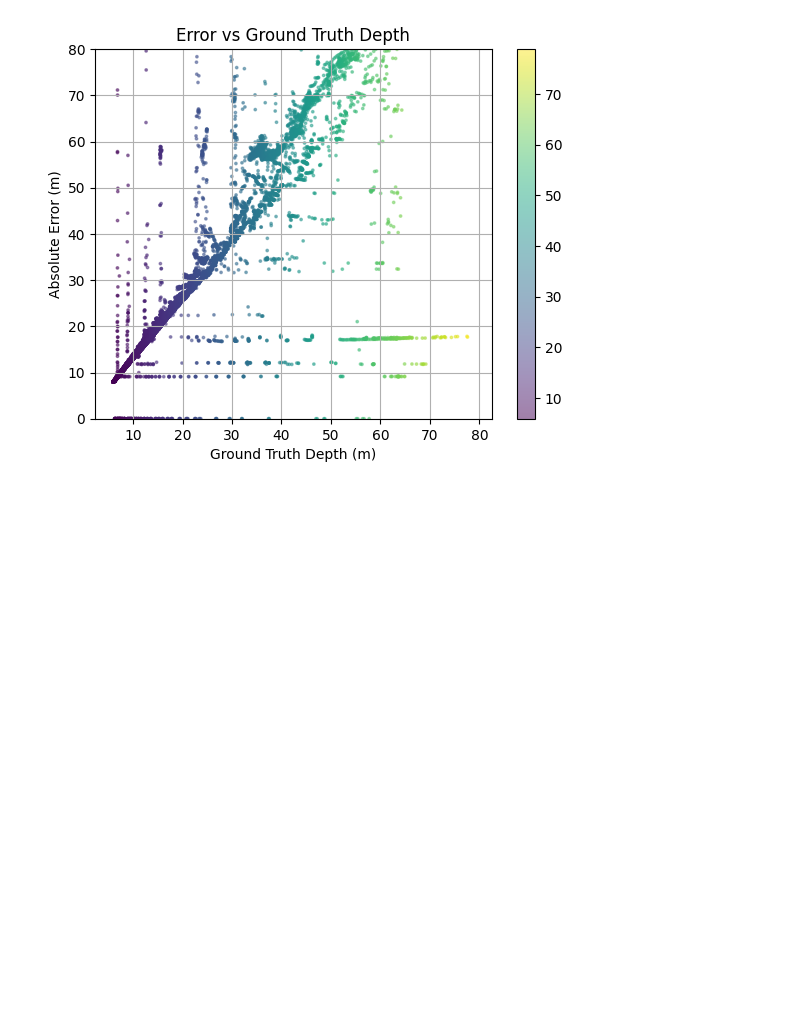
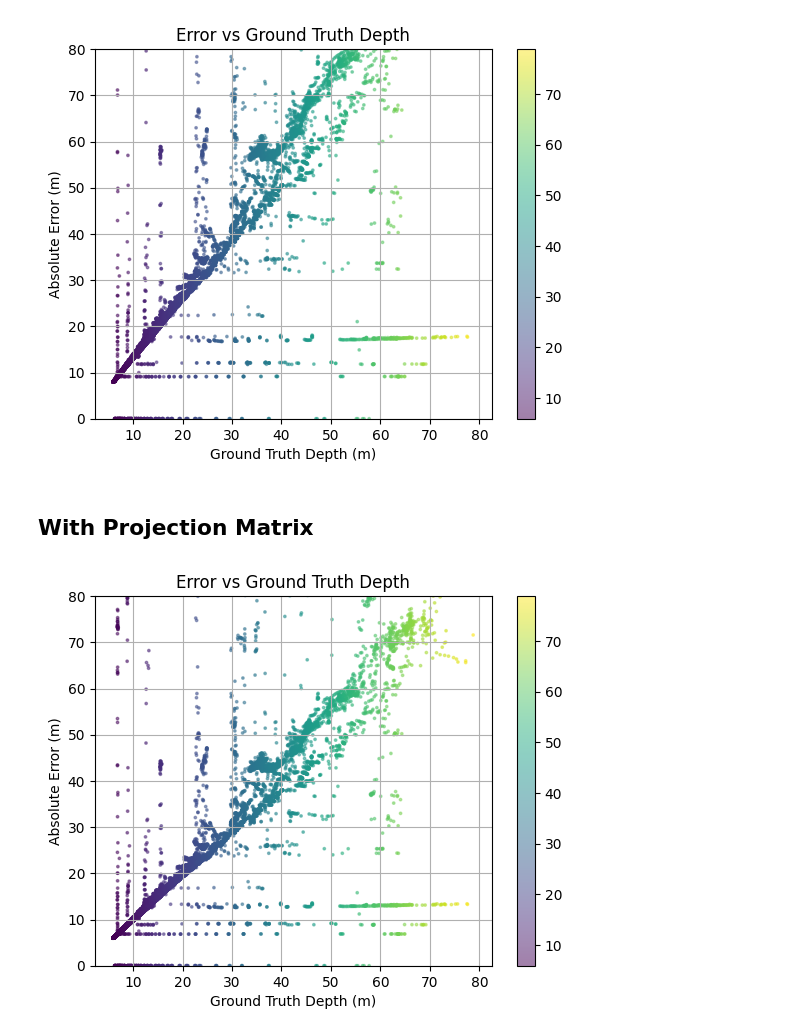
Before and after one commit to adityat4aa/Thesis, a Jupyter notebook: Fuse_Camera_Lidar/Testing/fuse_lidar_camera - Kopie.ipynb, the cells around one changed output. Saved outputs shown, nothing was run; the diff lists cells and outputs as text; code cells hidden in the pictures; blank space fills up the shorter version.

```diff
--- a/Fuse_Camera_Lidar/Testing/fuse_lidar_camera - Kopie.ipynb
+++ b/Fuse_Camera_Lidar/Testing/fuse_lidar_camera - Kopie.ipynb
@@ -208,3 +211,18 @@ plt.grid(True)
 plt.show()
 # %% [output]
 [figure]
+# %% [markdown]
+## With Projection Matrix
+# %%
+import matplotlib.pyplot as plt
+
+plt.scatter(gt_depths, predicted_depths, s=3, alpha=0.5,c = gt_depths)
+plt.xlabel("Ground Truth Depth (m)")
+plt.ylabel("Absolute Error (m)")
+plt.title("Error vs Ground Truth Depth")
+plt.ylim(0, 80)
+plt.colorbar()
+plt.grid(True)
+plt.show()
+# %% [output]
+[figure, added]
```
Also changed, not shown: parts of 4 cells of this notebook, 1 other file.
